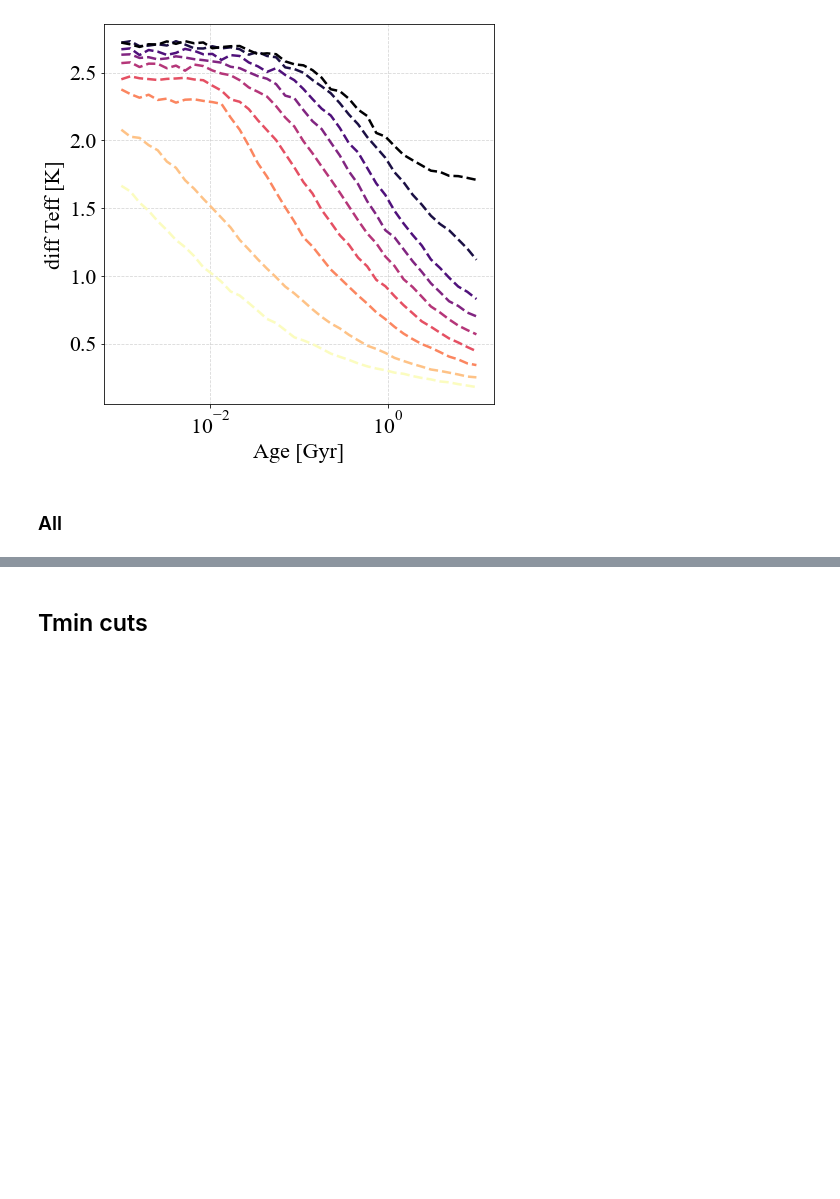
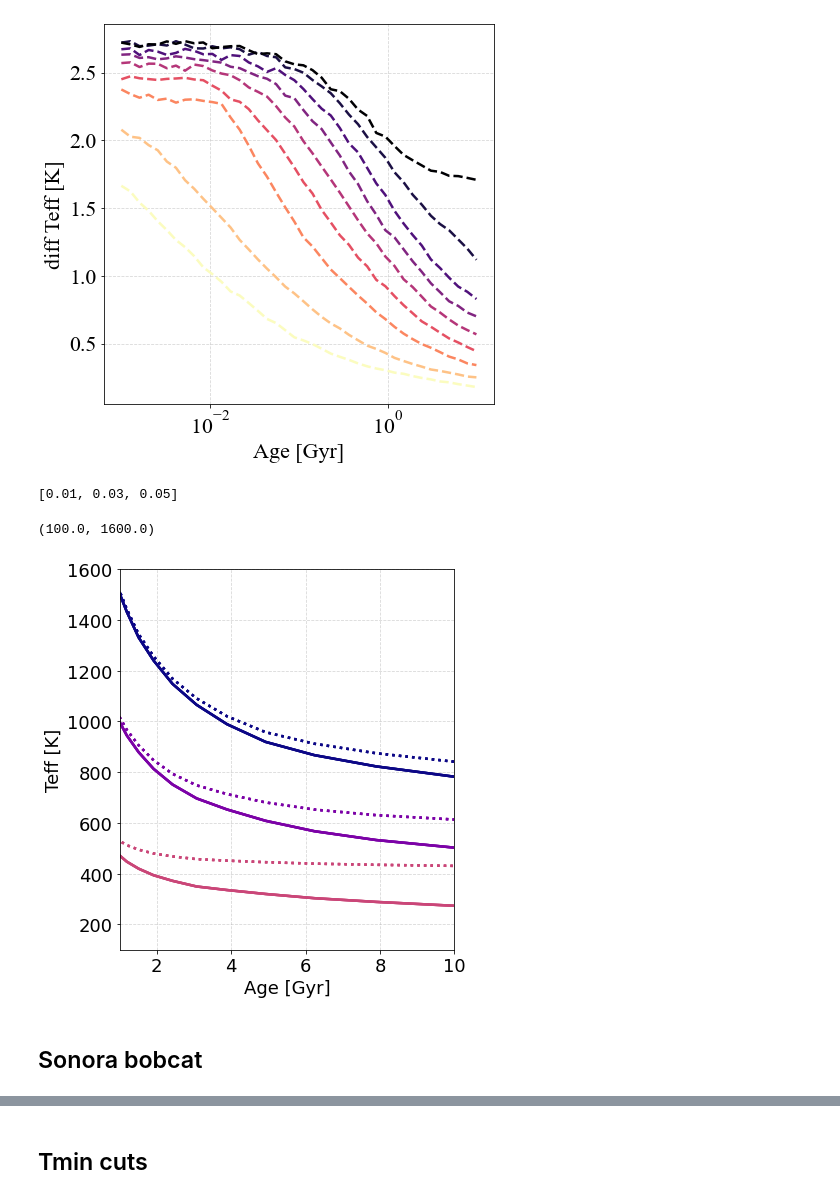
Before and after one commit to SvPoder/exoplanets, a Jupyter notebook: jupyter-notebook/cooling_models.ipynb, the cells around one changed output, grey strips where cells are left out. Cells and saved outputs as stored; diff of their text form; code cells hidden in the pictures; blank space fills up the shorter version.

```diff
--- a/jupyter-notebook/cooling_models.ipynb
+++ b/jupyter-notebook/cooling_models.ipynb
@@ -701,5 +703,44 @@ ax.grid(which="both", ls="--", alpha=0.5)
 ax.set_xscale("log")
 # %% [output]
 [figure]
-# %% [markdown]
-### All
+# %%
+fig, ax = plt.subplots(1, 1, figsize=(6, 7))
+
+
+
+from utils import temperature_withDM
+
+
+M = [0.01, 0.03, 0.05]
+print(M)
+
+colors = bokeh.palettes.plasma(len(M)+2)
+colors = colors[::-1] # reverse tuple
+model  = "ATMO_CEQ/"
+
+i = 2
+for mass in M:
+
+    for model in models:
+        ax.plot(evolution_ATMO20[model][mass][0], evolution_ATMO20[model][mass][1], color=colors[i], lw=2.5, ls="-")
+
+        mass_in_kg = mass*M_sun.value
+        ax.plot(evolution_ATMO20[model][mass][0], temperature_withDM(0.1, evolution_ATMO20[model][mass][1],
+                                                                     M=mass_in_kg, v=100.),
+               color=colors[i], lw=2.5, ls=":")
+
+
+    i = i+1
+
+
+ax.set_ylabel("Teff [K]")
+ax.set_xlabel("Age [Gyr]")
+ax.grid(which="both", ls="--", alpha=0.5)
+ax.set_xlim([1, 10])
+ax.set_ylim([100, 1600])
+# %% [output]
+[0.01, 0.03, 0.05]
+(100.0, 1600.0)
+[figure, added]
+# %% [markdown]
+## Sonora bobcat
```
Also changed, not shown: parts of 13 cells of this notebook.
